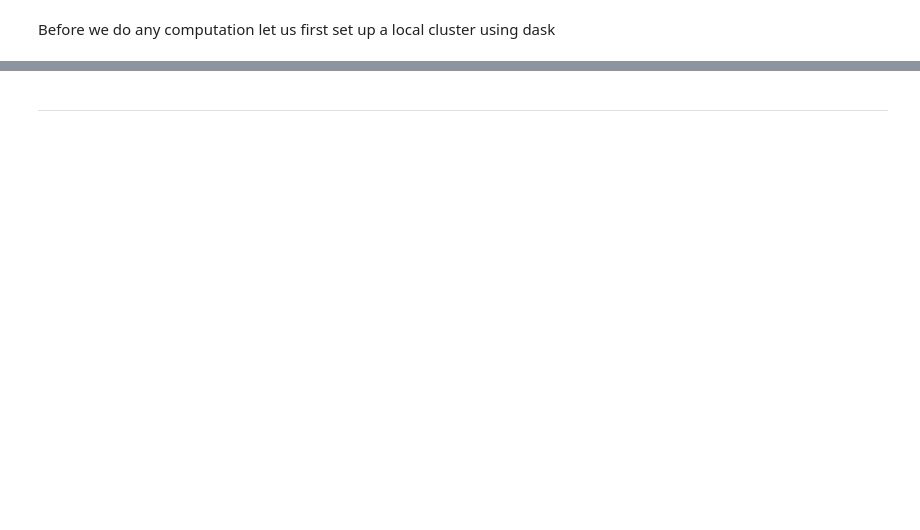
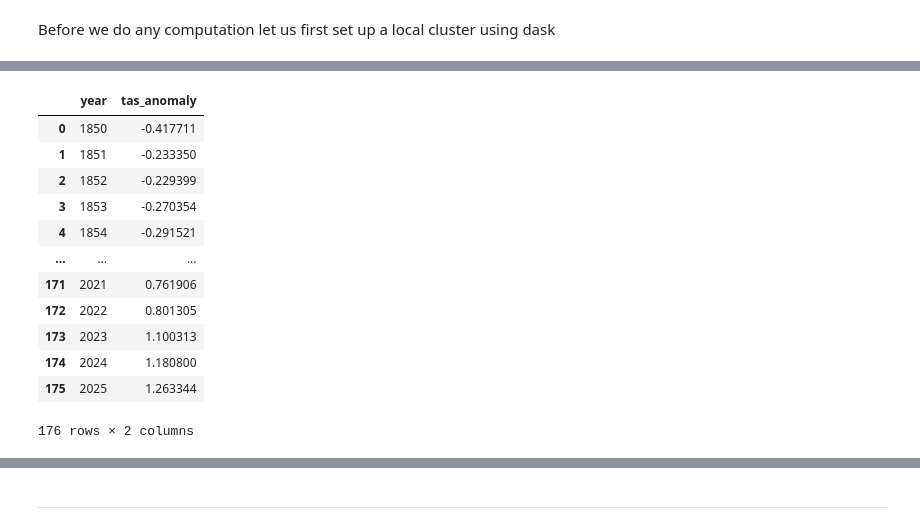
Before and after one commit to jukent/osdf-cookbook, a Jupyter notebook: notebooks/02_cmip6_gmst.ipynb, the cells around one changed output, grey strips where cells are left out. Drawn from its saved outputs; the diff is of its cells as text; code cells hidden in the pictures; blank space fills up the shorter version.

```diff
--- a/notebooks/02_cmip6_gmst.ipynb
+++ b/notebooks/02_cmip6_gmst.ipynb
@@ -190,0 +178,6 @@ We also suggest checking out Jupyter Book's [brief demonstration](https://jupyte
+# %%
+%%time
+obs_url    = 'osdf:///ncar/rda/d850001/HadCRUT.5.0.2.0.analysis.summary_series.global.monthly.nc'
+#
+obs_ds = xr.open_dataset(obs_url, engine='h5netcdf').tas_mean
+obs_ds
@@ -190,0 +306,4 @@ We also suggest checking out Jupyter Book's [brief demonstration](https://jupyte
+# %%
+# Compute annual mean temperatures anomalies of observational data
+obs_gmsta = obs_ds.resample(time='YS').mean(dim='time')
+# obs_gmsta
@@ -190,0 +351,21 @@ We also suggest checking out Jupyter Book's [brief demonstration](https://jupyte
+# %%
+# Convert 'time' to 'year' (keeping only the year)
+obs_df['year'] = obs_df['time'].dt.year
+
+# Drop the original 'time' column since we extracted 'year'
+obs_df = obs_df[['year', 'tas_anomaly']]
+obs_df
+# %% [output]
+|  | year | tas_anomaly |
+| 0 | 1850 | -0.417711 |
+| 1 | 1851 | -0.233350 |
+| 2 | 1852 | -0.229399 |
+| 3 | 1853 | -0.270354 |
+| 4 | 1854 | -0.291521 |
+| ... | ... | ... |
+| 171 | 2021 | 0.761906 |
+| 172 | 2022 | 0.801305 |
+| 173 | 2023 | 1.100313 |
+| 174 | 2024 | 1.180800 |
+| 175 | 2025 | 1.263344 |
+176 rows × 2 columns
```
Also changed, not shown: parts of 58 cells of this notebook.
